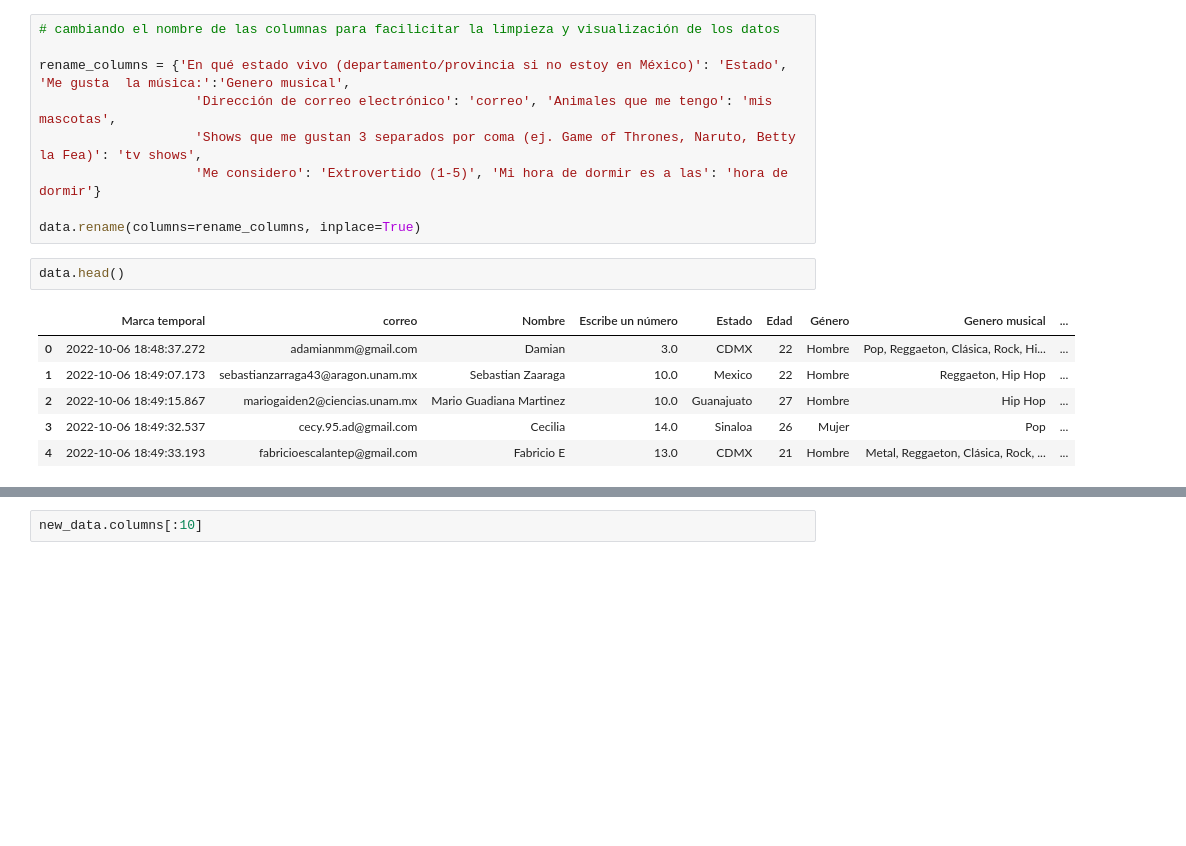
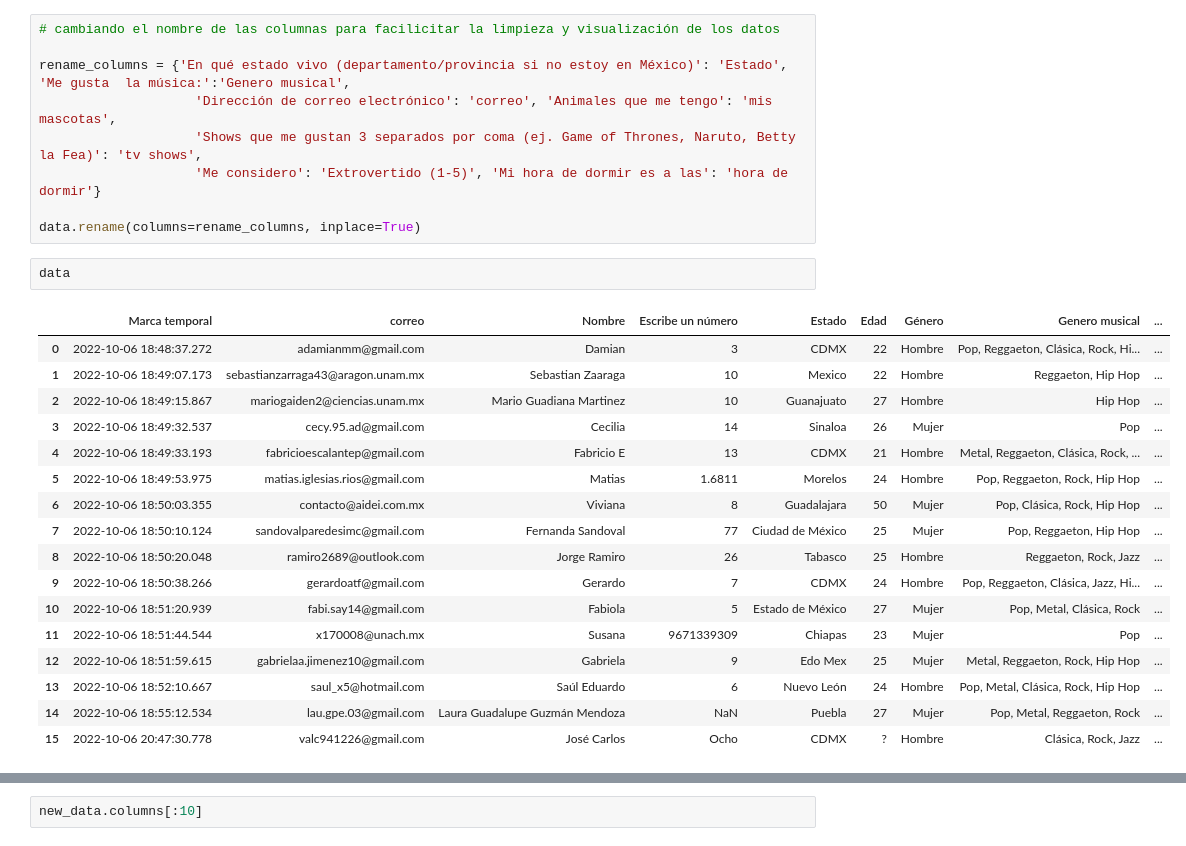
Before and after one commit to Jorge-Ramiro/programming-exercises, a Jupyter notebook: KMeans.ipynb, the cells around one changed output, grey strips where cells are left out. Saved outputs shown, nothing was run; the diff lists cells and outputs as text; blank space fills up the shorter version.

Commit message:
cambios en los datos y limpieza a las columnas edad, estado, numero

```diff
--- a/KMeans.ipynb
+++ b/KMeans.ipynb
@@ -44,14 +46,25 @@ rename_columns = {'En qué estado vivo (departamento/provincia si no estoy en M
 
 data.rename(columns=rename_columns, inplace=True)
 # %%
-data.head()
+data
 # %% [output]
 |  | Marca temporal | correo | Nombre | Escribe un número | Estado | Edad | Género | Genero musical | ... |
-| 0 | 2022-10-06 18:48:37.272 | adamianmm@gmail.com | Damian | 3.0 | CDMX | 22 | Hombre | Pop, Reggaeton, Clásica, Rock, Hi... | ... |
-| 1 | 2022-10-06 18:49:07.173 | sebastianzarraga43@aragon.unam.mx | Sebastian Zaaraga | 10.0 | Mexico | 22 | Hombre | Reggaeton, Hip Hop | ... |
-| 2 | 2022-10-06 18:49:15.867 | mariogaiden2@ciencias.unam.mx | Mario Guadiana Martinez | 10.0 | Guanajuato | 27 | Hombre | Hip Hop | ... |
-| 3 | 2022-10-06 18:49:32.537 | cecy.95.ad@gmail.com | Cecilia | 14.0 | Sinaloa | 26 | Mujer | Pop | ... |
-| 4 | 2022-10-06 18:49:33.193 | fabricioescalantep@gmail.com | Fabricio E | 13.0 | CDMX | 21 | Hombre | Metal, Reggaeton, Clásica, Rock, ... | ... |
+| 0 | 2022-10-06 18:48:37.272 | adamianmm@gmail.com | Damian | 3 | CDMX | 22 | Hombre | Pop, Reggaeton, Clásica, Rock, Hi... | ... |
+| 1 | 2022-10-06 18:49:07.173 | sebastianzarraga43@aragon.unam.mx | Sebastian Zaaraga | 10 | Mexico | 22 | Hombre | Reggaeton, Hip Hop | ... |
+| 2 | 2022-10-06 18:49:15.867 | mariogaiden2@ciencias.unam.mx | Mario Guadiana Martinez | 10 | Guanajuato | 27 | Hombre | Hip Hop | ... |
+| 3 | 2022-10-06 18:49:32.537 | cecy.95.ad@gmail.com | Cecilia | 14 | Sinaloa | 26 | Mujer | Pop | ... |
+| 4 | 2022-10-06 18:49:33.193 | fabricioescalantep@gmail.com | Fabricio E | 13 | CDMX | 21 | Hombre | Metal, Reggaeton, Clásica, Rock, ... | ... |
+| 5 | 2022-10-06 18:49:53.975 | matias.iglesias.rios@gmail.com | Matias | 1.6811 | Morelos | 24 | Hombre | Pop, Reggaeton, Rock, Hip Hop | ... |
+| 6 | 2022-10-06 18:50:03.355 | contacto@aidei.com.mx | Viviana | 8 | Guadalajara | 50 | Mujer | Pop, Clásica, Rock, Hip Hop | ... |
+| 7 | 2022-10-06 18:50:10.124 | sandovalparedesimc@gmail.com | Fernanda Sandoval | 77 | Ciudad de México | 25 | Mujer | Pop, Reggaeton, Hip Hop | ... |
+| 8 | 2022-10-06 18:50:20.048 | ramiro2689@outlook.com | Jorge Ramiro | 26 | Tabasco | 25 | Hombre | Reggaeton, Rock, Jazz | ... |
+| 9 | 2022-10-06 18:50:38.266 | gerardoatf@gmail.com | Gerardo | 7 | CDMX | 24 | Hombre | Pop, Reggaeton, Clásica, Jazz, Hi... | ... |
+| 10 | 2022-10-06 18:51:20.939 | fabi.say14@gmail.com | Fabiola | 5 | Estado de México | 27 | Mujer | Pop, Metal, Clásica, Rock | ... |
+| 11 | 2022-10-06 18:51:44.544 | x170008@unach.mx | Susana | 9671339309 | Chiapas | 23 | Mujer | Pop | ... |
+| 12 | 2022-10-06 18:51:59.615 | gabrielaa.jimenez10@gmail.com | Gabriela | 9 | Edo Mex | 25 | Mujer | Metal, Reggaeton, Rock, Hip Hop | ... |
+| 13 | 2022-10-06 18:52:10.667 | saul_x5@hotmail.com | Saúl Eduardo | 6 | Nuevo León | 24 | Hombre | Pop, Metal, Clásica, Rock, Hip Hop | ... |
+| 14 | 2022-10-06 18:55:12.534 | lau.gpe.03@gmail.com | Laura Guadalupe Guzmán Mendoza | NaN | Puebla | 27 | Mujer | Pop, Metal, Reggaeton, Rock | ... |
+| 15 | 2022-10-06 20:47:30.778 | valc941226@gmail.com | José Carlos | Ocho | CDMX | ? | Hombre | Clásica, Rock, Jazz | ... |
 # %%
 data_frame = []
 for column in ['Genero musical', 'mis mascotas', 'tv shows']:
```
Also changed, not shown: parts of 15 cells of this notebook, 1 other file.
